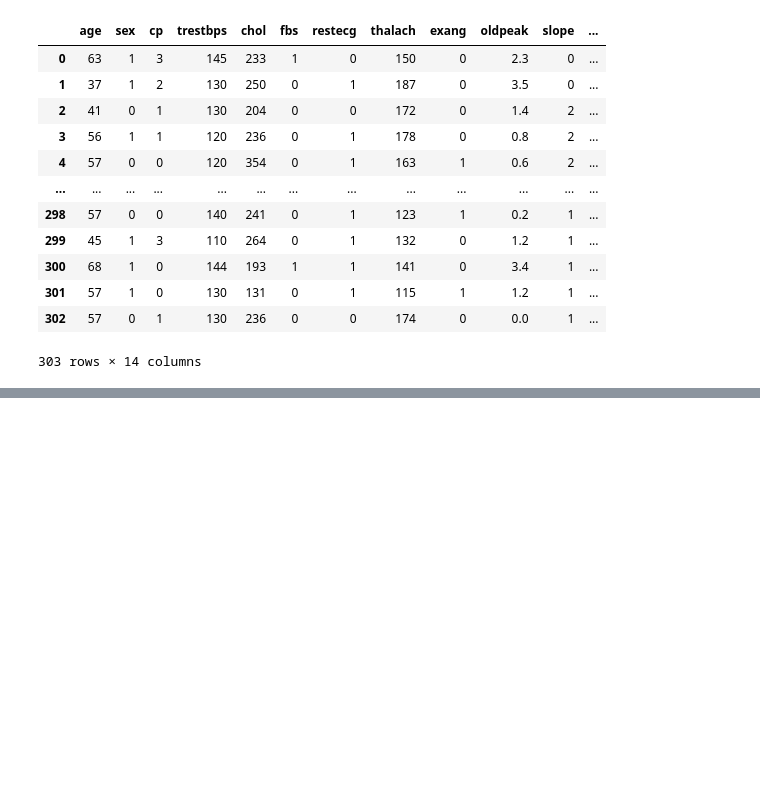
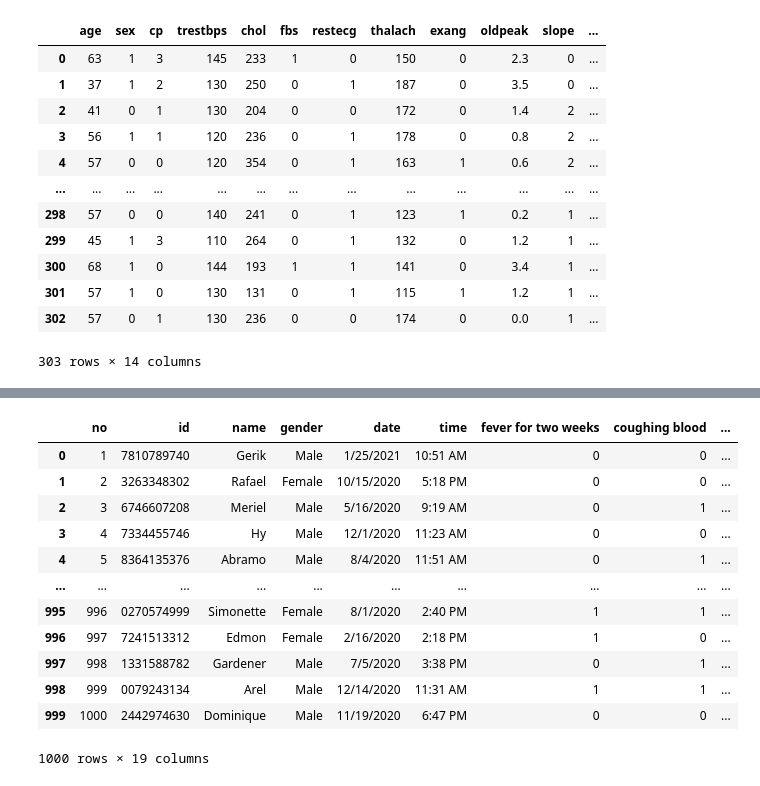
Before and after one commit to no22089/CE880-Lab-Task, a Jupyter notebook: week_2_exercise_2.ipynb, the cells around one changed output, grey strips where cells are left out. Cells and saved outputs as stored; diff of their text form; code cells hidden in the pictures; blank space fills up the shorter version.

```diff
--- a/week_2_exercise_2.ipynb
+++ b/week_2_exercise_2.ipynb
@@ -40,0 +81,22 @@ data
+# %%
+import json
+filename ="/content/Data/TB.json"
+with open(filename, 'r') as json_file:
+     json_data = json.load(json_file)
+
+data3 = pd.DataFrame(json_data)
+data3
+# %% [output]
+|  | no | id | name | gender | date | time | fever for two weeks | coughing blood | ... |
+| 0 | 1 | 7810789740 | Gerik | Male | 1/25/2021 | 10:51 AM | 0 | 0 | ... |
+| 1 | 2 | 3263348302 | Rafael | Female | 10/15/2020 | 5:18 PM | 0 | 0 | ... |
+| 2 | 3 | 6746607208 | Meriel | Male | 5/16/2020 | 9:19 AM | 0 | 1 | ... |
+| 3 | 4 | 7334455746 | Hy | Male | 12/1/2020 | 11:23 AM | 0 | 0 | ... |
+| 4 | 5 | 8364135376 | Abramo | Male | 8/4/2020 | 11:51 AM | 0 | 1 | ... |
+| ... | ... | ... | ... | ... | ... | ... | ... | ... | ... |
+| 995 | 996 | 0270574999 | Simonette | Female | 8/1/2020 | 2:40 PM | 1 | 1 | ... |
+| 996 | 997 | 7241513312 | Edmon | Female | 2/16/2020 | 2:18 PM | 1 | 0 | ... |
+| 997 | 998 | 1331588782 | Gardener | Male | 7/5/2020 | 3:38 PM | 0 | 1 | ... |
+| 998 | 999 | 0079243134 | Arel | Male | 12/14/2020 | 11:31 AM | 1 | 1 | ... |
+| 999 | 1000 | 2442974630 | Dominique | Male | 11/19/2020 | 6:47 PM | 0 | 0 | ... |
+1000 rows × 19 columns
```
Also changed, not shown: parts of 2 cells of this notebook.
